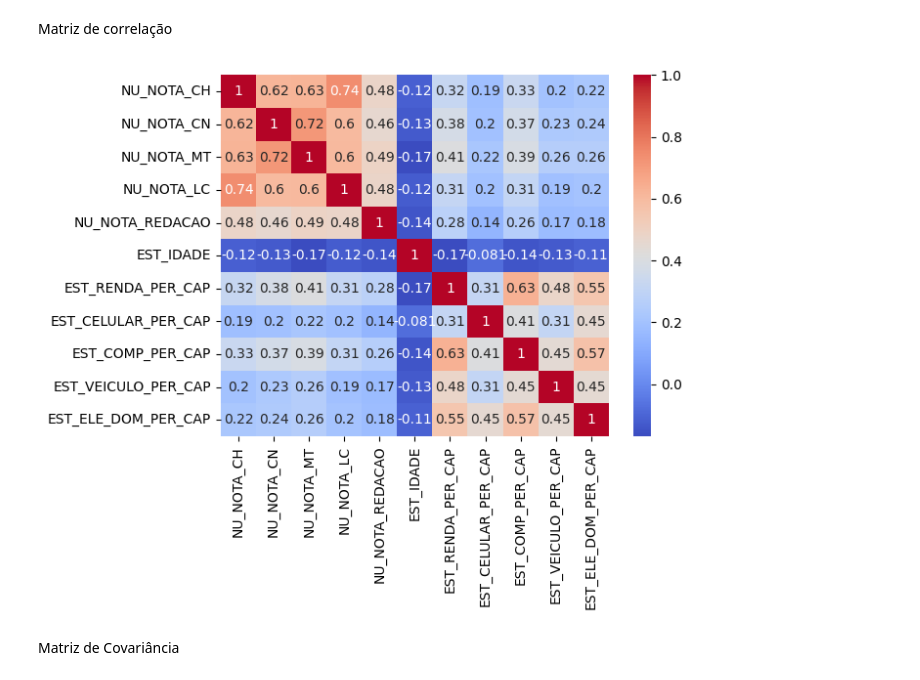
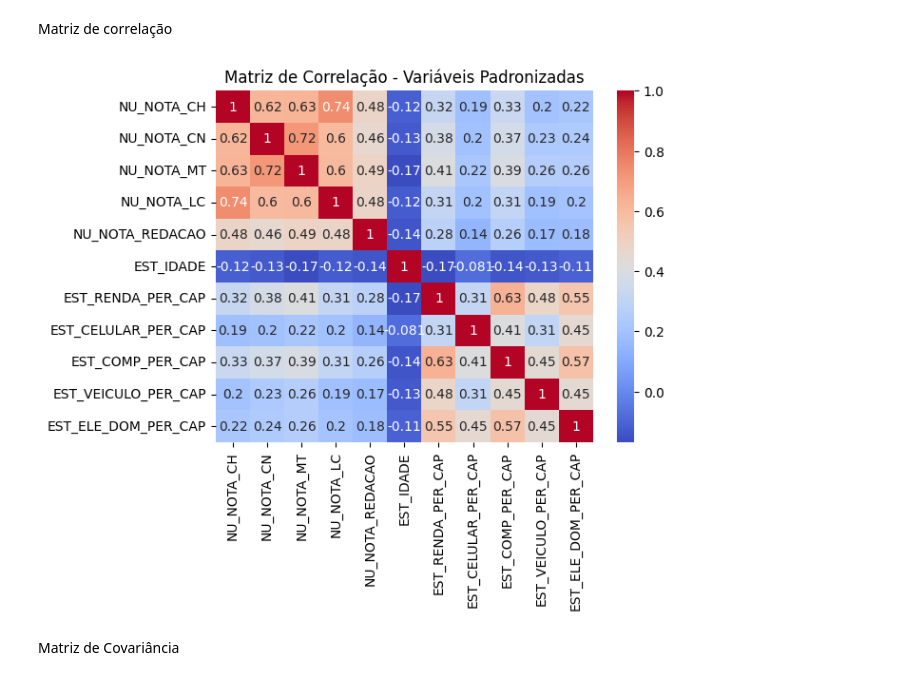
Before and after one commit to gl4a-Veloso/materiais-mqam, a Jupyter notebook: enem/T4/PCA.ipynb, the cells around one changed output. Saved outputs shown, nothing was run; the diff lists cells and outputs as text; code cells hidden in the pictures.

```diff
--- a/enem/T4/PCA.ipynb
+++ b/enem/T4/PCA.ipynb
@@ -56,9 +56,10 @@ colunas = ['NU_NOTA_CH',
 Matriz de correlação
 # %%
 sns.heatmap(df.corr(), annot=True, cmap='coolwarm')
+plt.title("Matriz de Correlação - Variáveis Padronizadas")
 plt.show()
 # %% [output]
-[figure, old version]
+[figure, new version]
 # %%
 scaler = StandardScaler()
 df_padronizado = scaler.fit_transform(df)
```
Also changed, not shown: parts of 5 cells of this notebook.
